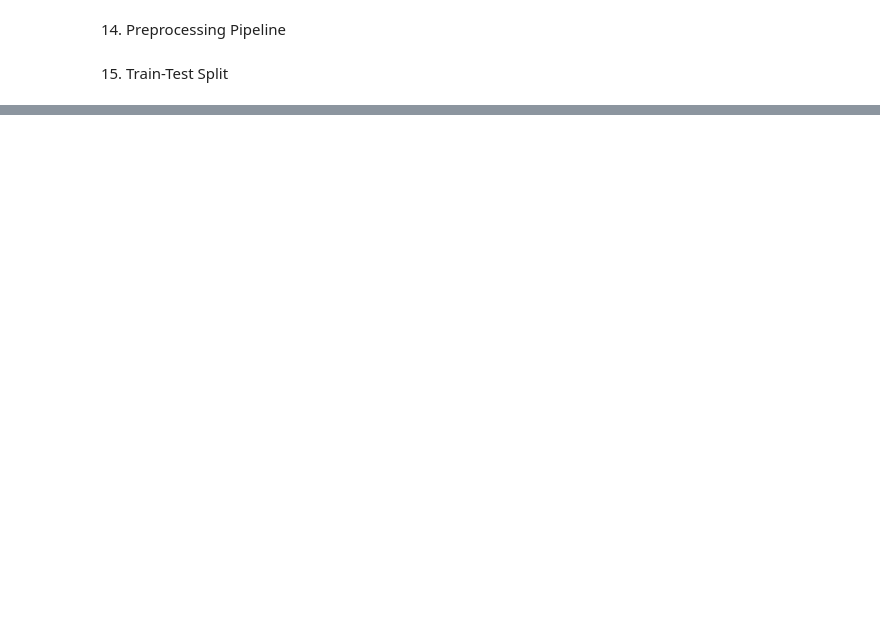
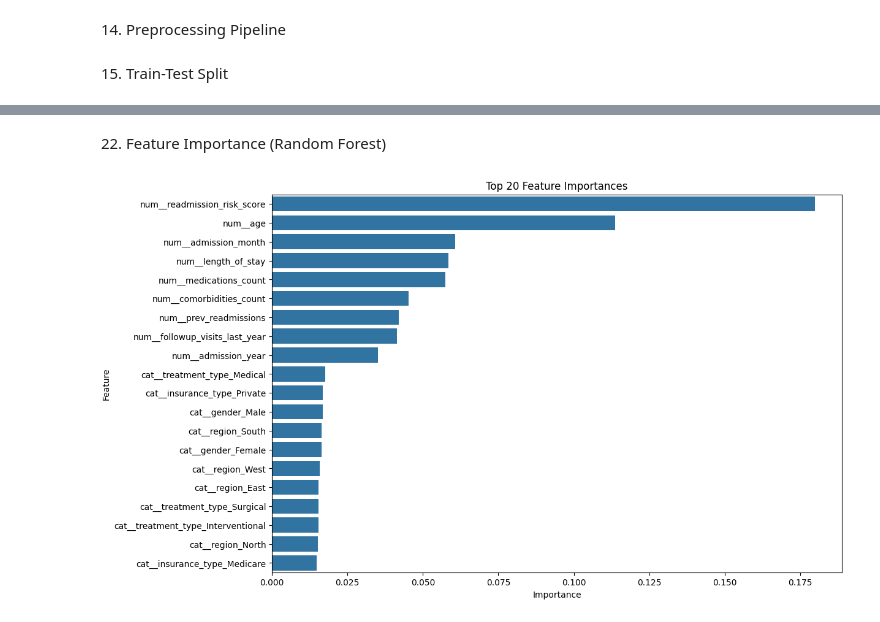
Before and after one commit to amsalugetasew/smart-hospital-readmission-risk-analytics, a Jupyter notebook: notebooks/model.ipynb, the cells around one changed output, grey strips where cells are left out. Cells and saved outputs as stored; diff of their text form; code cells hidden in the pictures; blank space fills up the shorter version.

```diff
--- a/notebooks/model.ipynb
+++ b/notebooks/model.ipynb
@@ -191,0 +407,24 @@ df.head()
+# %% [markdown]
+22. Feature Importance (Random Forest)
+# %%
+rf_model = trained_models['Random Forest']
+
+# Get transformed feature names
+feature_names = rf_model.named_steps['preprocessor'].get_feature_names_out()
+
+# Feature importance
+importances = rf_model.named_steps['classifier'].feature_importances_
+
+importance_df = pd.DataFrame({
+    'Feature': feature_names,
+    'Importance': importances
+})
+
+importance_df = importance_df.sort_values(by='Importance', ascending=False).head(20)
+
+plt.figure(figsize=(12,8))
+sns.barplot(data=importance_df, x='Importance', y='Feature')
+plt.title('Top 20 Feature Importances')
+plt.show()
+# %% [output]
+[figure, added]
```
Also changed, not shown: parts of 41 cells of this notebook, 4 other files.
